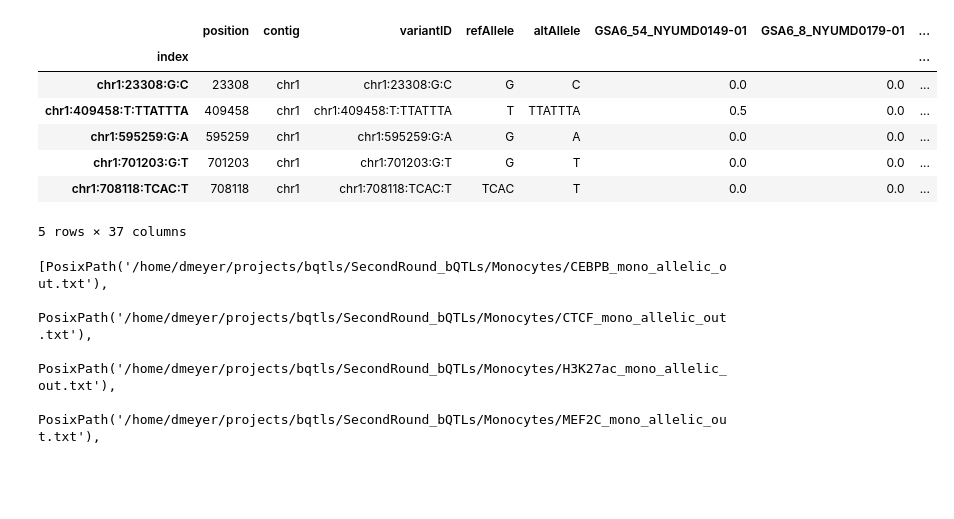
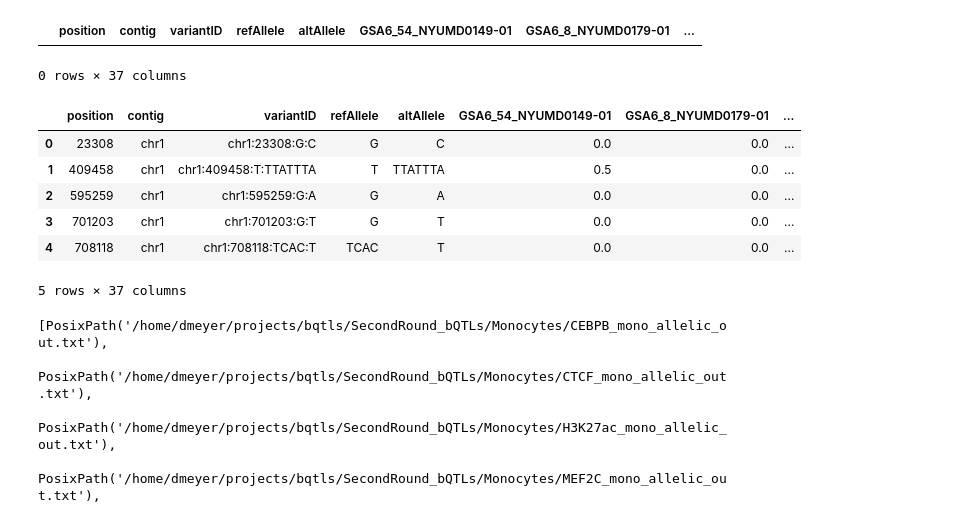
Before and after one commit to daklab/poolqtl, a Jupyter notebook: src/ariana_round2.ipynb, the cells around one changed output. Cells and saved outputs as stored; diff of their text form; code cells hidden in the pictures; blank space fills up the shorter version.

```diff
--- a/src/ariana_round2.ipynb
+++ b/src/ariana_round2.ipynb
@@ -29,14 +55,19 @@ geno.reset_index().to_feather('/home/dmeyer/projects/bqtls/SecondRound_bQTLs/VCF
+# %%
+geno[(geno.contig == "chr3" ) & (geno.position == 106054211)]
+# %% [output]
+|  | position | contig | variantID | refAllele | altAllele | GSA6_54_NYUMD0149-01 | GSA6_8_NYUMD0179-01 | ... |
+0 rows × 37 columns
 # %%
-geno = pd.read_feather("/home/dmeyer/projects/bqtls/SecondRound_bQTLs/VCF_files/feathers/monocyte_pool.feather").set_index('index')
+geno = pd.read_feather("/home/dmeyer/projects/bqtls/SecondRound_bQTLs/VCF_files/feathers/monocyte_pool.feather")
+del geno['index']
 geno.head()
 # %% [output]
 |  | position | contig | variantID | refAllele | altAllele | GSA6_54_NYUMD0149-01 | GSA6_8_NYUMD0179-01 | ... |
-| index |  |  |  |  |  |  |  | ... |
-| chr1:23308:G:C | 23308 | chr1 | chr1:23308:G:C | G | C | 0.0 | 0.0 | ... |
-| chr1:409458:T:TTATTTA | 409458 | chr1 | chr1:409458:T:TTATTTA | T | TTATTTA | 0.5 | 0.0 | ... |
-| chr1:595259:G:A | 595259 | chr1 | chr1:595259:G:A | G | A | 0.0 | 0.0 | ... |
-| chr1:701203:G:T | 701203 | chr1 | chr1:701203:G:T | G | T | 0.0 | 0.0 | ... |
-| chr1:708118:TCAC:T | 708118 | chr1 | chr1:708118:TCAC:T | TCAC | T | 0.0 | 0.0 | ... |
+| 0 | 23308 | chr1 | chr1:23308:G:C | G | C | 0.0 | 0.0 | ... |
+| 1 | 409458 | chr1 | chr1:409458:T:TTATTTA | T | TTATTTA | 0.5 | 0.0 | ... |
+| 2 | 595259 | chr1 | chr1:595259:G:A | G | A | 0.0 | 0.0 | ... |
+| 3 | 701203 | chr1 | chr1:701203:G:T | G | T | 0.0 | 0.0 | ... |
+| 4 | 708118 | chr1 | chr1:708118:TCAC:T | TCAC | T | 0.0 | 0.0 | ... |
 5 rows × 37 columns
 # %%
 monocytes_counts_files = list(sorted(Path('/home/dmeyer/projects/bqtls/SecondRound_bQTLs/Monocytes').glob('*allelic_out.txt')))
```
Also changed, not shown: parts of 41 cells of this notebook, 4 other files.
